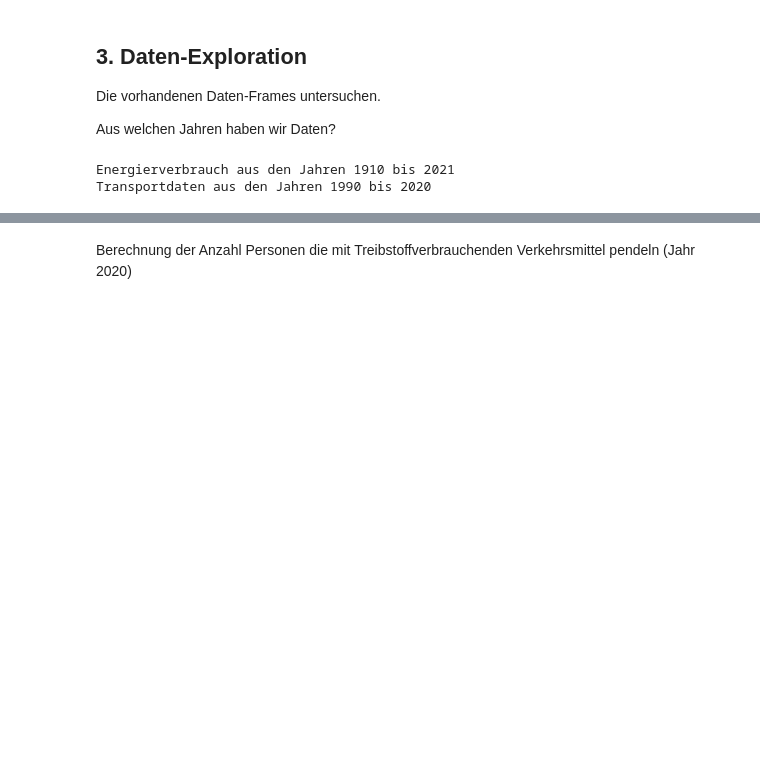
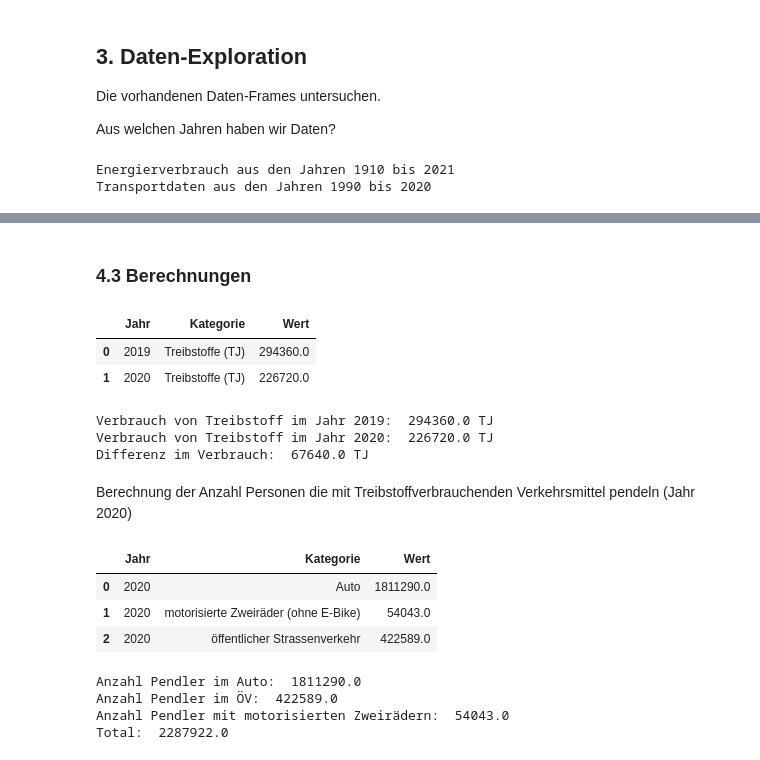
Before and after one commit to marco-weber/BMLD-2022-Informatik-Leistungsnachweis, a Jupyter notebook: Leistungsnachweisname_FilipaWeber_AnnaHasenfratz_EnyaJossen.ipynb, the cells around one changed output, grey strips where cells are left out. Drawn from its saved outputs; the diff is of its cells as text; code cells hidden in the pictures; blank space fills up the shorter version.

```diff
--- a/Leistungsnachweisname_FilipaWeber_AnnaHasenfratz_EnyaJossen.ipynb
+++ b/Leistungsnachweisname_FilipaWeber_AnnaHasenfratz_EnyaJossen.ipynb
@@ -326,23 +317,57 @@ plt.show()
+# %% [markdown]
+### 4.3 Berechnungen
+# %%
+filter_corona = ((df_full["Jahr"] == 2019) | (df_full["Jahr"] == 2020))
+filter_energy_fuel = df_full["Kategorie"] == "Treibstoffe (TJ)"
+df_fuel_diff = df_full[(filter_corona & filter_energy_fuel)]
+df_fuel_diff = df_fuel_diff.reset_index().drop(columns="index") # reset index and drop old index
+df_fuel_diff
+# %% [output]
+|  | Jahr | Kategorie | Wert |
+| 0 | 2019 | Treibstoffe (TJ) | 294360.0 |
+| 1 | 2020 | Treibstoffe (TJ) | 226720.0 |
 # %%
-# calculate difference in fuel usage between 2019 and 2020
-value_2019 = df_fuel.loc[333, "Wert (TJ)"]
-value_2020 = df_fuel.loc[334, "Wert (TJ)"]
+value_2019 = df_fuel_diff.loc[0, "Wert"]
+value_2020 = df_fuel_diff.loc[1, "Wert"]
 difference = value_2019 - value_2020
 
 print("Verbrauch von Treibstoff im Jahr 2019: ", value_2019, "TJ")
 print("Verbrauch von Treibstoff im Jahr 2020: ", value_2020, "TJ")
 print("Differenz im Verbrauch: ", difference , "TJ")
+# %% [output]
+Verbrauch von Treibstoff im Jahr 2019:  294360.0 TJ
+Verbrauch von Treibstoff im Jahr 2020:  226720.0 TJ
+Differenz im Verbrauch:  67640.0 TJ
 # %% [markdown]
 Berechnung der Anzahl Personen die mit Treibstoffverbrauchenden Verkehrsmittel pendeln (Jahr 2020)
+# %%
+filter_2020 = df_full["Jahr"] == 2020
+filter_transport = ((df_full["Kategorie"] == "Auto" )|
+                    (df_full["Kategorie"] == "öffentlicher Strassenverkehr")|
+                    (df_full["Kategorie"] == "motorisierte Zweiräder (ohne E-Bike)"))
+df_transport_2020 = df_full[(filter_2020 & filter_transport)]
+df_transport_2020 = df_transport_2020.reset_index().drop(columns="index") # reset index and drop old index
+df_transport_2020
+# %% [output]
+|  | Jahr | Kategorie | Wert |
+| 0 | 2020 | Auto | 1811290.0 |
+| 1 | 2020 | motorisierte Zweiräder (ohne E-Bike) | 54043.0 |
+| 2 | 2020 | öffentlicher Strassenverkehr | 422589.0 |
 # %%
-# calculate difference in fuel usage between 2019 and 2020
-car = df_transport_reduced.loc[125, "Anzahl"]
-public_transport = df_transport_reduced.loc[126, "Anzahl"]
-total = car + public_transport
+car = df_transport_2020.loc[0, "Wert"]
+motorcycle = df_transport_2020.loc[1, "Wert"]
+public_transport = df_transport_2020.loc[2, "Wert"]
+total = car + motorcycle + public_transport
 
 print("Anzahl Pendler im Auto: ", car)
 print("Anzahl Pendler im ÖV: ", public_transport)
+print("Anzahl Pendler mit motorisierten Zweirädern: ", motorcycle)
 print("Total: ", total)
+# %% [output]
+Anzahl Pendler im Auto:  1811290.0
+Anzahl Pendler im ÖV:  422589.0
+Anzahl Pendler mit motorisierten Zweirädern:  54043.0
+Total:  2287922.0
 # %%
 consumption_per_pers = difference / total * 1000
 print("Gesparter Verbrauch: ", consumption_per_pers, "GJ/Jahr", "-->", consumption_per_pers, "GWs/Jahr")
```
Also changed, not shown: parts of 25 cells of this notebook.
